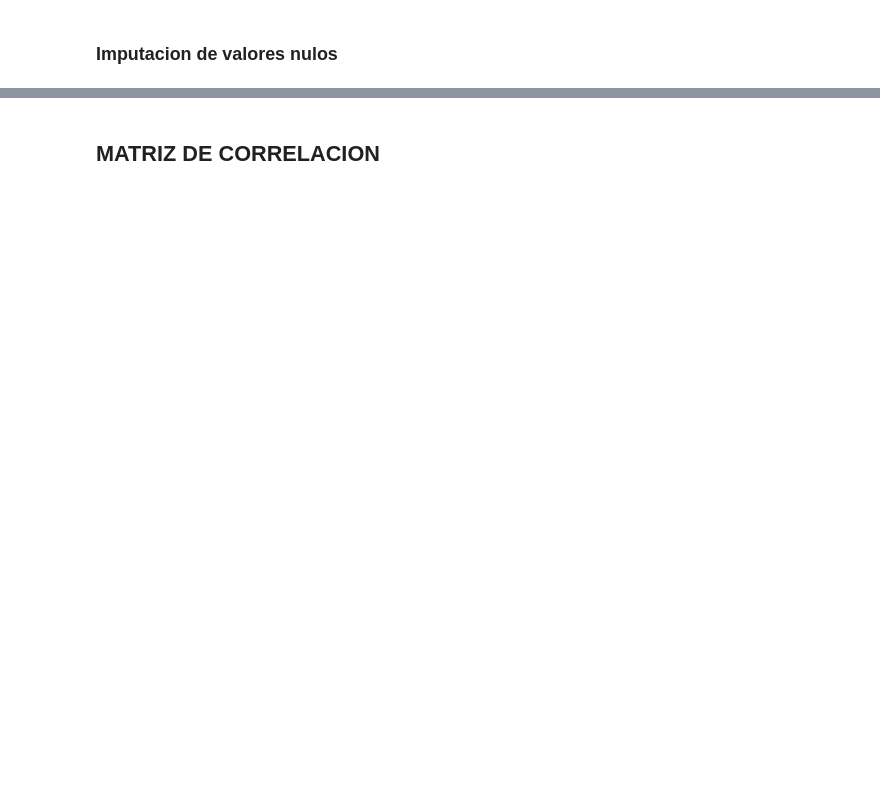
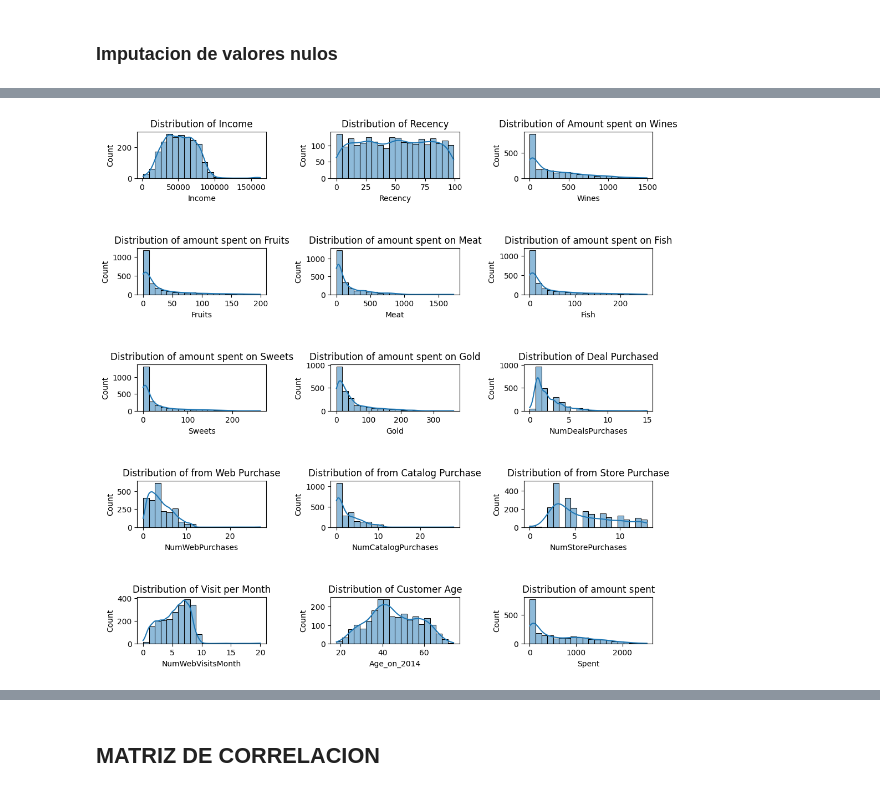
Before and after one commit to EliazarNoaLlas/Proyecto_Investigacion_Clustering-, a Jupyter notebook: 01_clustering_node2vec_kagle.ipynb, the cells around one changed output, grey strips where cells are left out. Drawn from its saved outputs; the diff is of its cells as text; code cells hidden in the pictures; blank space fills up the shorter version.

```diff
--- a/01_clustering_node2vec_kagle.ipynb
+++ b/01_clustering_node2vec_kagle.ipynb
@@ -831,0 +308,7 @@ memory usage: 941.5+ KB
+# %%
+df['Education'] = df['Education'].replace({"Basic":"Undergraduate", "2n Cycle":"Undergraduate", "Graduation":"Graduate", "Master":"Postgraduate", "PhD":"Postgraduate"})
+# %%
+# For clarity
+df =df.rename(columns={"MntWines": "Wines","MntFruits":"Fruits","MntMeatProducts":"Meat","MntFishProducts":"Fish","MntSweetProducts":"Sweets","MntGoldProds":"Gold"})
+# %%
+df = df.drop(columns = ['Marital_Status', 'Dt_Customer', 'ID', 'Year_Birth', 'Z_CostContact', 'Z_Revenue'], axis = 1)
@@ -831,0 +354,67 @@ memory usage: 941.5+ KB
+# %%
+plt.figure(figsize = (12, 12))
+plt.subplots_adjust(hspace = 1.5, wspace=0.5)
+
+plt.subplot(5, 3, 1)
+sns.histplot(df, x = 'Income', kde = True, bins = 20)
+plt.title("Distribution of Income")
+
+plt.subplot(5, 3, 2)
+sns.histplot(df, x = 'Recency', kde = True, bins = 20)
+plt.title("Distribution of Recency")
+
+plt.subplot(5, 3, 3)
+sns.histplot(df, x = "Wines", kde = True, bins = 20)
+plt.title("Distribution of Amount spent on Wines")
+
+plt.subplot(5, 3, 4)
+sns.histplot(df, x = 'Fruits', kde = True, bins = 20)
+plt.title("Distribution of amount spent on Fruits")
+
+plt.subplot(5, 3, 5)
+sns.histplot(df, x = 'Meat', kde = True, bins = 20)
+plt.title("Distribution of amount spent on Meat")
+
+plt.subplot(5, 3, 6)
+sns.histplot(df, x = 'Fish', kde = True, bins = 20)
+plt.title("Distribution of amount spent on Fish")
+
+plt.subplot(5, 3, 7)
+sns.histplot(df, x = 'Sweets', kde = True, bins = 20)
+plt.title("Distribution of amount spent on Sweets")
+
+plt.subplot(5, 3, 8)
+sns.histplot(df, x = 'Gold', kde = True, bins = 20)
+plt.title("Distribution of amount spent on Gold")
+
+plt.subplot(5, 3, 9)
+sns.histplot(df, x = 'NumDealsPurchases', kde = True, bins = 20)
+plt.title("Distribution of Deal Purchased")
+
+plt.subplot(5, 3, 10)
+sns.histplot(df, x = 'NumWebPurchases', kde = True, bins = 20)
+plt.title("Distribution of from Web Purchase")
+
+plt.subplot(5, 3, 11)
+sns.histplot(df, x = 'NumCatalogPurchases', kde = True, bins = 20)
+plt.title("Distribution of from Catalog Purchase")
+
+plt.subplot(5, 3, 12)
+sns.histplot(df, x = 'NumStorePurchases', kde = True, bins = 20)
+plt.title("Distribution of from Store Purchase")
+
+plt.subplot(5, 3, 13)
+sns.histplot(df, x = 'NumWebVisitsMonth', kde = True, bins = 20)
+plt.title("Distribution of Visit per Month")
+
+plt.subplot(5, 3, 14)
+sns.histplot(df, x = 'Age_on_2014', kde = True, bins = 20)
+plt.title("Distribution of Customer Age")
+
+plt.subplot(5, 3, 15)
+sns.histplot(df, x = 'Spent', kde = True, bins = 20)
+plt.title("Distribution of amount spent")
+
+plt.show()
+# %% [output]
+[figure, added]
```
Also changed, not shown: parts of 101 cells of this notebook.
